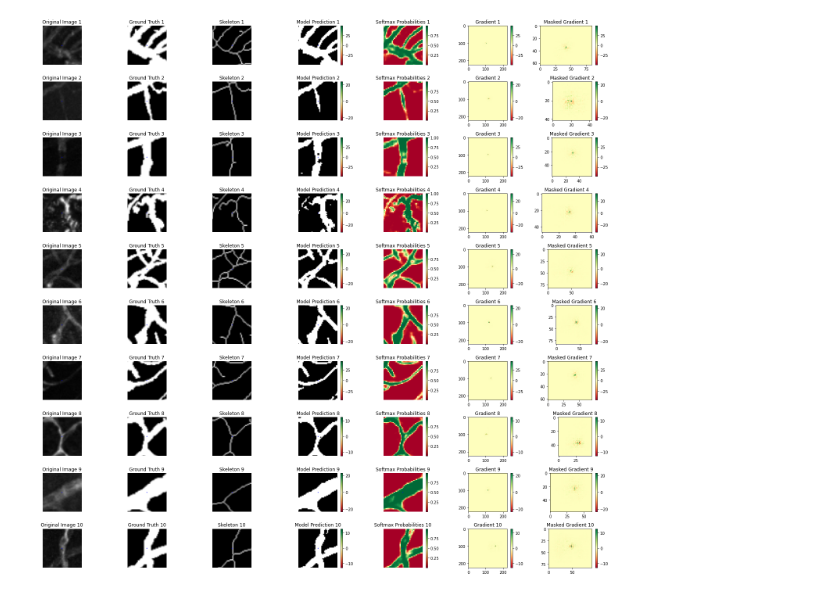
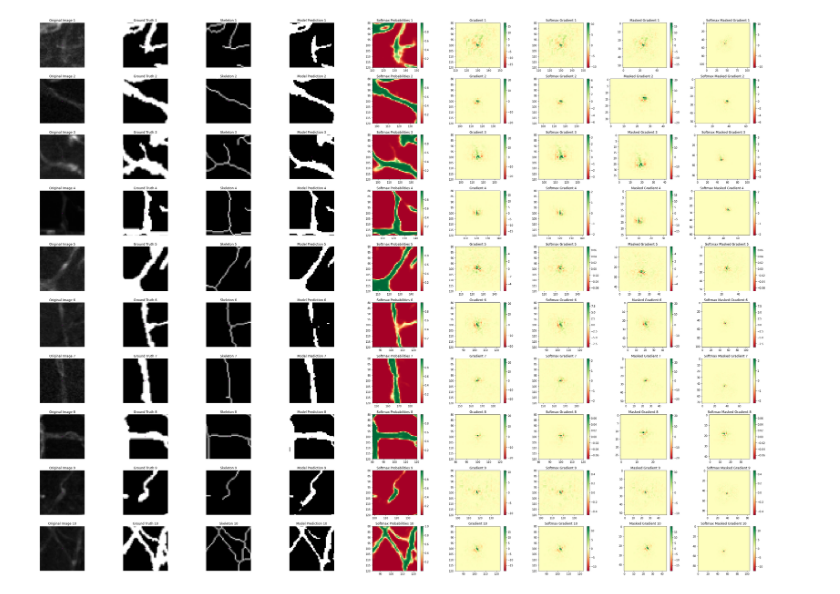
Before and after one commit to CarlosFontaneli/interpreting-neural-networks, a Jupyter notebook: experiments/vess_map_gradient_analysis.ipynb, the cells around one changed output. Drawn from its saved outputs; the diff is of its cells as text; code cells hidden in the pictures.

```diff
--- a/experiments/vess_map_gradient_analysis.ipynb
+++ b/experiments/vess_map_gradient_analysis.ipynb
@@ -196,16 +251,23 @@ plt.show()
 # %%
 coordinates = []
+soft_coordinates = []
 # Iterate over all images
 gradients = []
+softmax_gradients = []
 for i, img in enumerate(images):
     # Compute the gradient at the specified coordinates
-    gradients.append(compute_gradient_at_coordinates(model_regularized_l1, img, skeletons[i]))
+    softmax_gradients.append(compute_softmax_gradient(model_regularized_l1, img, skeletons[i], soft_coordinates))
+    gradients.append(compute_gradient_at_coordinates(model_regularized_l1, img, skeletons[i], coordinates))
+
 
 num_images = len(gradients)
 
+threshold = 0.1
+soft_threshold = 0.0001
+
 
 # Create a figure with 5 columns for each image: gradient, binary array, original image, and model output
-fig, axes = plt.subplots(num_images, 7, figsize=(21, num_images * 2))
+fig, axes = plt.subplots(num_images, 9, figsize=(num_images * 4, num_images * 3))
 
 for i in range(num_images):
     # Original Image Visualization
@@ -226,7 +288,7 @@ for i in range(num_images):
 
 
     # Model (Mask)Output Visualization
-    output = model_regularized_l2(images[i].unsqueeze(0))
+    output = model_regularized_l1(images[i].unsqueeze(0))
     out_max = torch.argmax(output, dim=1, keepdim=True)
     model_mask = out_max[0].detach().cpu().numpy()
     axes[i, 3].imshow(model_mask.transpose(1, 2, 0), cmap='gray')
@@ -244,42 +306,68 @@ for i in range(num_images):
     v_max = np.abs(gradient.detach().cpu().numpy()).max()
 
     img_grad = axes[i, 5].imshow(gradient.detach().cpu().numpy(), cmap='RdYlGn', vmin=-v_max, vmax=v_max, interpolation='nearest')
     axes[i, 5].set_title(f'Gradient {i+1}')
 
 
+    # Softmax Gradient Visualization
+    softmax_gradient = softmax_gradients[i].squeeze()
+    v_max = np.abs(softmax_gradient.detach().cpu().numpy()).max()
+
+    soft_img_grad = axes[i, 6].imshow(softmax_gradient.detach().cpu().numpy(), cmap='RdYlGn', vmin=-v_max, vmax=v_max, interpolation='nearest')
+    axes[i, 6].set_title(f'Softmax Gradient {i+1}')
+
+
     # Create a mask where gradient values are above the threshold
     mask = np.abs(gradient.detach().cpu().numpy()) > threshold
     # Find the bounds of the relevant region
     non_zero_coords = np.nonzero(mask)
     # Getting coordinates
     y_min, y_max = non_zero_coords[0].min(), non_zero_coords[0].max()
     x_min, x_max = non_zero_coords[1].min(), non_zero_coords[1].max()
     relevant_region = gradient[y_min:y_max+1, x_min:x_max+1].detach().cpu().numpy()
     v_max = np.abs(relevant_region).max()
-    img_masked_grad = axes[i, 6].imshow(relevant_region, cmap='RdYlGn', vmin=-v_max, vmax=v_max, interpolation='nearest')
-    axes[i, 6].set_title(f'Masked Gradient {i+1}')
+    img_masked_grad = axes[i, 7].imshow(relevant_region, cmap='RdYlGn', vmin=-v_max, vmax=v_max, interpolation='nearest')
+    axes[i, 7].set_title(f'Masked Gradient {i+1}')
 
+
+    # Create a mask where gradient values are above the threshold
+    soft_mask = np.abs(softmax_gradient.detach().cpu().numpy()) > soft_threshold
+    # Find the bounds of the relevant region
+    soft_non_zero_coords = np.nonzero(soft_mask)
+    # Getting coordinates
+    soft_y_min, soft_y_max = soft_non_zero_coords[0].min(), soft_non_zero_coords[0].max()
+    soft_x_min, soft_x_max = soft_non_zero_coords[1].min(), soft_non_zero_coords[1].max()
+    soft_relevant_region = softmax_gradient[soft_y_min:soft_y_max+1, soft_x_min:soft_x_max+1].detach().cpu().numpy()
+    soft_v_max = np.abs(soft_relevant_region).max()
+    soft_img_masked_grad = axes[i, 8].imshow(soft_relevant_region, cmap='RdYlGn', vmin=-soft_v_max, vmax=soft_v_max, interpolation='nearest')
+    axes[i, 8].set_title(f'Softmax Masked Gradient {i+1}')
 
     # Highlight the specified pixel and zoom in
     coord = coordinates[i]
-    for ax in axes[i, :5]:
-        ax.scatter(coord[1], coord[0], color='blue', s=1)
+    for ax in axes[i, :7]:
+        ax.scatter(coord[1], coord[0], color='purple', s=2)
         ax.set_xlim((coord[1] - 20, coord[1] + 20))
         ax.set_ylim((coord[0] + 20, coord[0] - 20))
+
+    for ax in axes[i, :4]:
         ax.axis('off')
 
+    # Scatter on masked gradient
+    soft_coord = soft_coordinates[i]
+    axes[i, 7].scatter(coord[1] - x_min, coord[0] - y_min, color='purple', s=2)
+    axes[i, 8].scatter(soft_coord[1] - soft_x_min, soft_coord[0] - soft_y_min, color='purple', s=2)
+
+
     # Add colorbars
-    fig.colorbar(img_grad, ax=axes[i, 3], orientation='vertical')
     fig.colorbar(img_softmax, ax=axes[i, 4], orientation='vertical')
     fig.colorbar(img_grad, ax=axes[i, 5], orientation='vertical')
-    fig.colorbar(img_masked_grad, ax=axes[i, 6], orientation='vertical')
-
-
-
+    fig.colorbar(soft_img_grad, ax=axes[i, 6], orientation='vertical')
+    fig.colorbar(img_masked_grad, ax=axes[i, 7], orientation='vertical')
+    fig.colorbar(soft_img_masked_grad, ax=axes[i, 8], orientation='vertical')
 
 plt.tight_layout()
 plt.show()
 # %% [output]
-[figure, old version]
+[figure, new version]
 # %%
 coordinates = []
```
Also changed, not shown: parts of 5 cells of this notebook.
